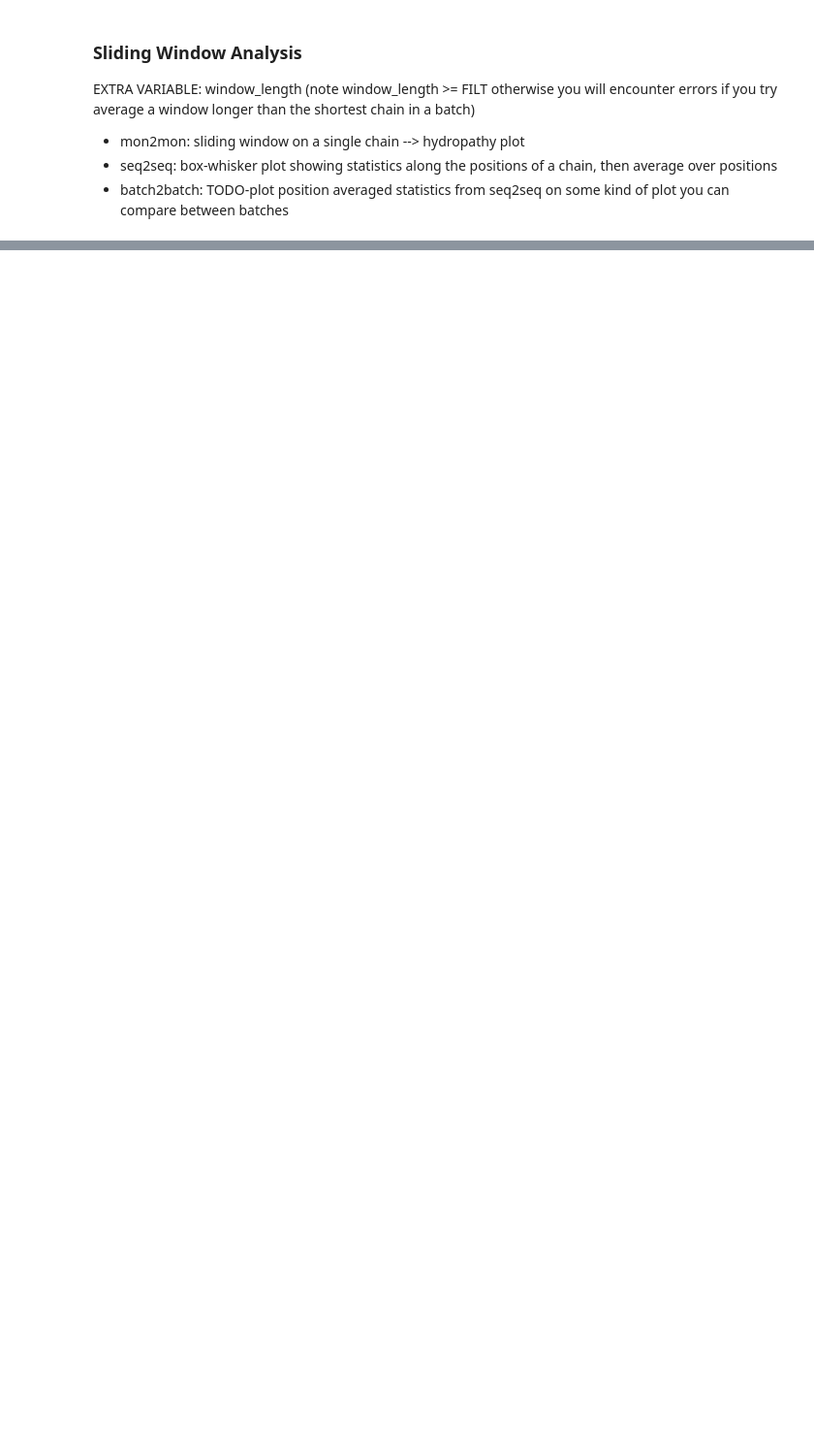
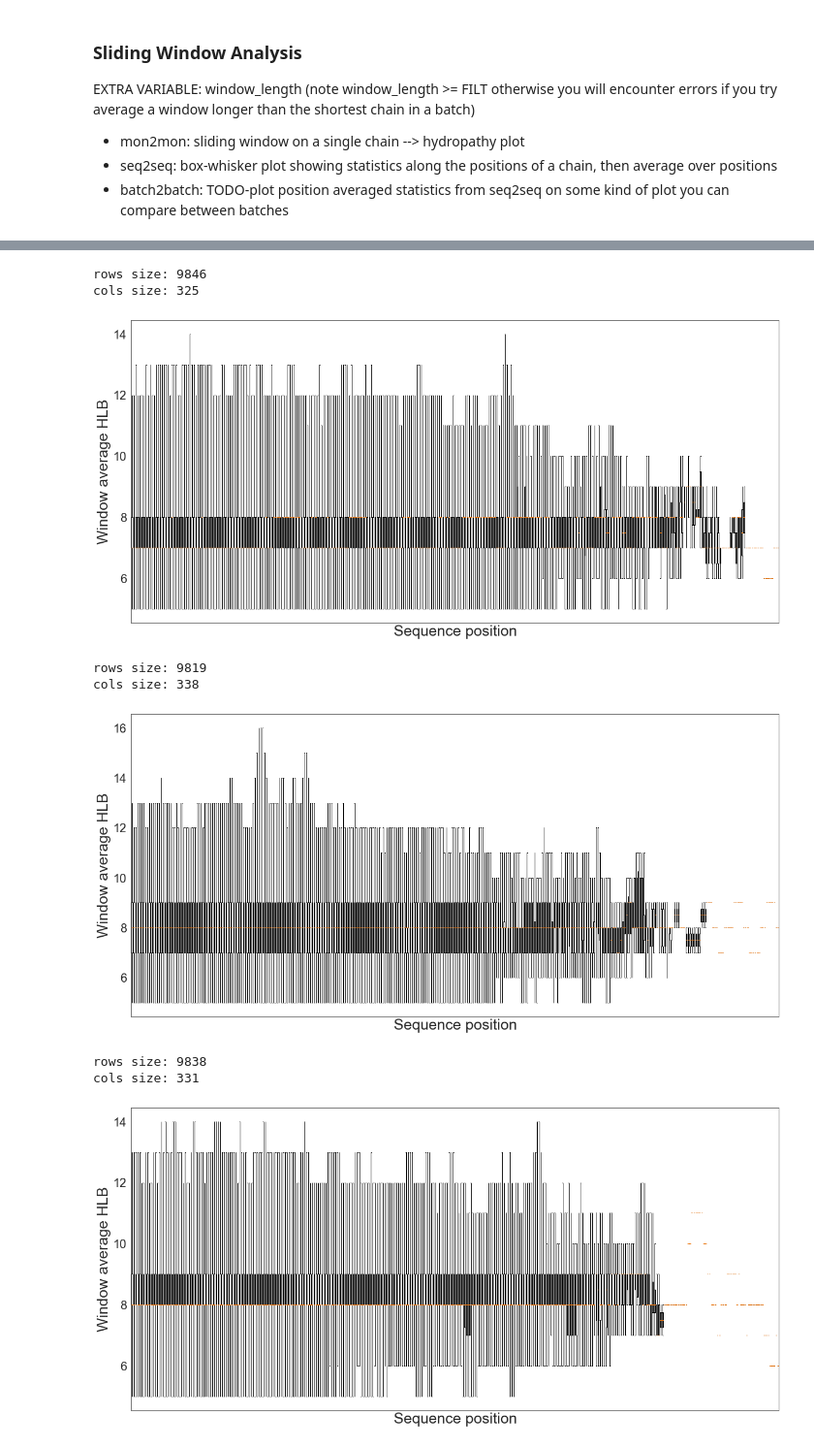
Before and after one commit to ivanjayapurna/RHPapp, a Jupyter notebook: HTP_compdrift.ipynb, the cells around one changed output, grey strips where cells are left out. Shown at 97% size. Saved outputs shown, nothing was run; the diff lists cells and outputs as text; code cells hidden in the pictures; blank space fills up the shorter version.

```diff
--- a/HTP_compdrift.ipynb
+++ b/HTP_compdrift.ipynb
@@ -588,8 +599,8 @@ Customizable section to find specific pattern i.e. right now the implementation
 - batch2batch: (TODO) plot multiple histograms either on the same plot/axes with seethrough/opaque bars cuz they’ll be overlapping —> just have a bold line of best fit overlaying the top of the histogram —> replace with sns.distplot like we did for the composition histograms.
 # %%
 #specific segment pattern search
-b_no = 8
-s_no = 837
+b_no = 4
+s_no = 1
 
 oegma_counter = 0
 seg_len = 0
@@ -768,7 +809,7 @@ for seq in tqdm_notebook(seqs[m]):
 path = "outputs"
 hlb_csv_files = []
 for file in os.listdir(path):
-    if file.endswith("HLB_%d.csv"% (int(window_len))):
+    if file.endswith("HLB_%d.csv"% (int(WIN_LENGTH))):
         hlb_csv_files.append(os.path.join(path, file))
 hlb_csv_files = sorted(hlb_csv_files)
 print("Number of sequence files:", len(hlb_csv_files))
@@ -777,6 +821,7 @@ print(hlb_csv_files)
 # read sliding window analysis csv files and convert to pd dataframes
 dfs_hlb = []
 seq_lens_hlb = []
+batch2batch_arr = []
 #batch_ind = batch_no - 1
 
 for m in range(len(hlb_csv_files)):
@@ -791,30 +836,50 @@ for m in range(len(hlb_csv_files)):
             if i > 1:
                 seq.append(lines)
                 row_size.append(len(lines))
         df = pd.DataFrame(seq)
         dfs_hlb.append(df)
         seq_lens_hlb.append(row_size)
 
 
 for batch_ind in range(len(hlb_csv_files)):
 
     rows_size = len(dfs_hlb[batch_ind])
     print("rows size:", rows_size)
     cols_size = len(dfs_hlb[batch_ind].columns)
     print("cols size:", cols_size)
 
     #Box Whisker Plot of Sliding Window Analaysis Data
 
     pos_data = list()
+    datacol_array = np.zeros(5)
     for i in range(cols_size):
         datacol = [int(float((y_))) for y_ in dfs_hlb[batch_ind][i] if str(y_) != '']
+        datacol_array[4] += np.amax(np.array(datacol))
+        datacol_array[0] += np.amin(np.array(datacol))
+        datacol_array[2]+= np.mean(np.array(datacol))
+        datacol_array[3] += np.percentile(np.array(datacol), 75)
+        datacol_array[1] += np.percentile(np.array(datacol), 25)
         pos_data.append(datacol)
+
+    batch2batch_arr.append(datacol_array/cols_size)
 
     fig = plt.figure(figsize =(15, 7))
     ax = fig.add_axes([0, 0, 1, 1])
     ax.boxplot(pos_data, whis=(0,100))
     plt.xlabel("Sequence position")
     plt.ylabel("Window average HLB")
     plt.xticks([])
     #plt.xticks(np.arange(0,cols_size, step=20)) #TODO: fix x axis marks
     plt.show()
+
+print(batch2batch_arr)
+# %% [output]
+rows size: 9846
+cols size: 325
+[figure, added]
+rows size: 9819
+cols size: 338
+[figure, added]
+rows size: 9838
+cols size: 331
+[figure, added]
```
Also changed, not shown: parts of 17 cells of this notebook.
